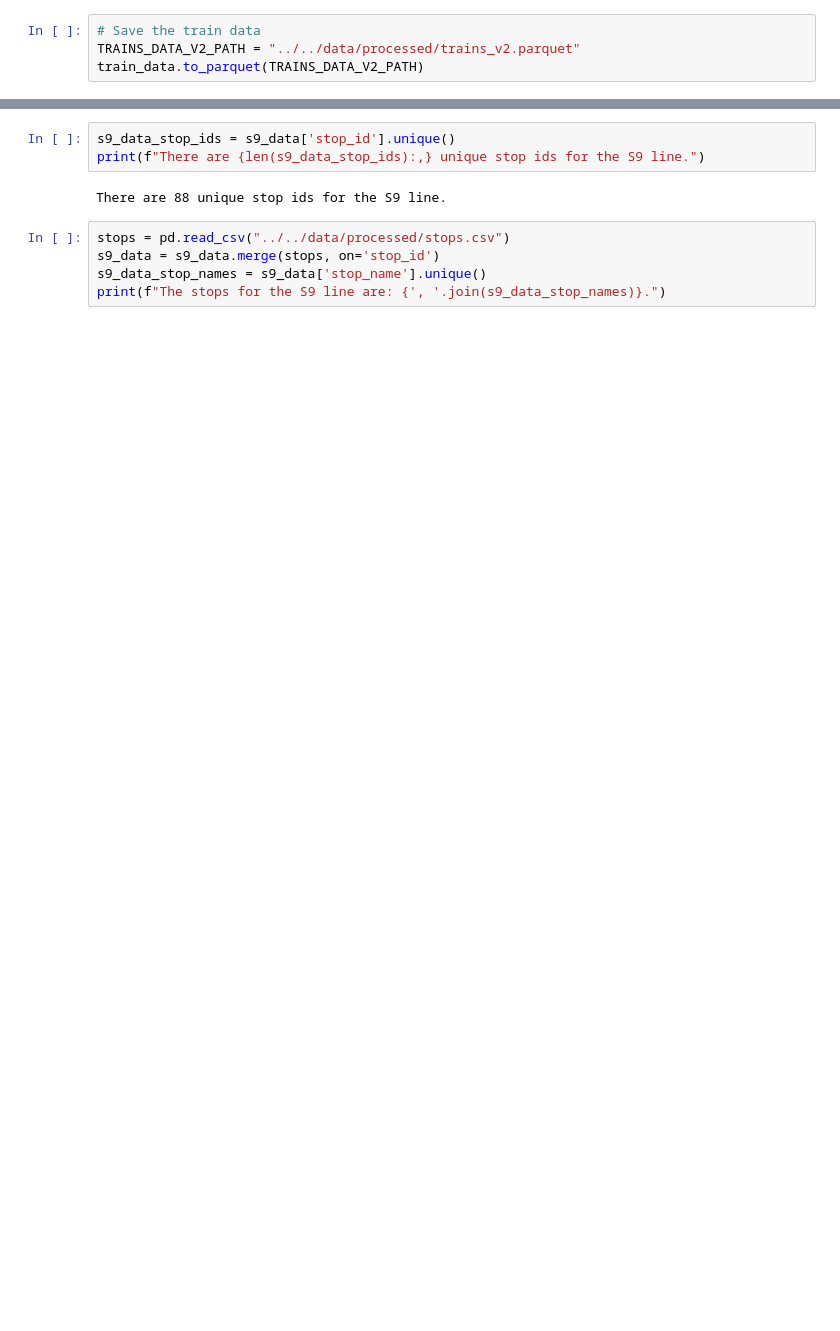
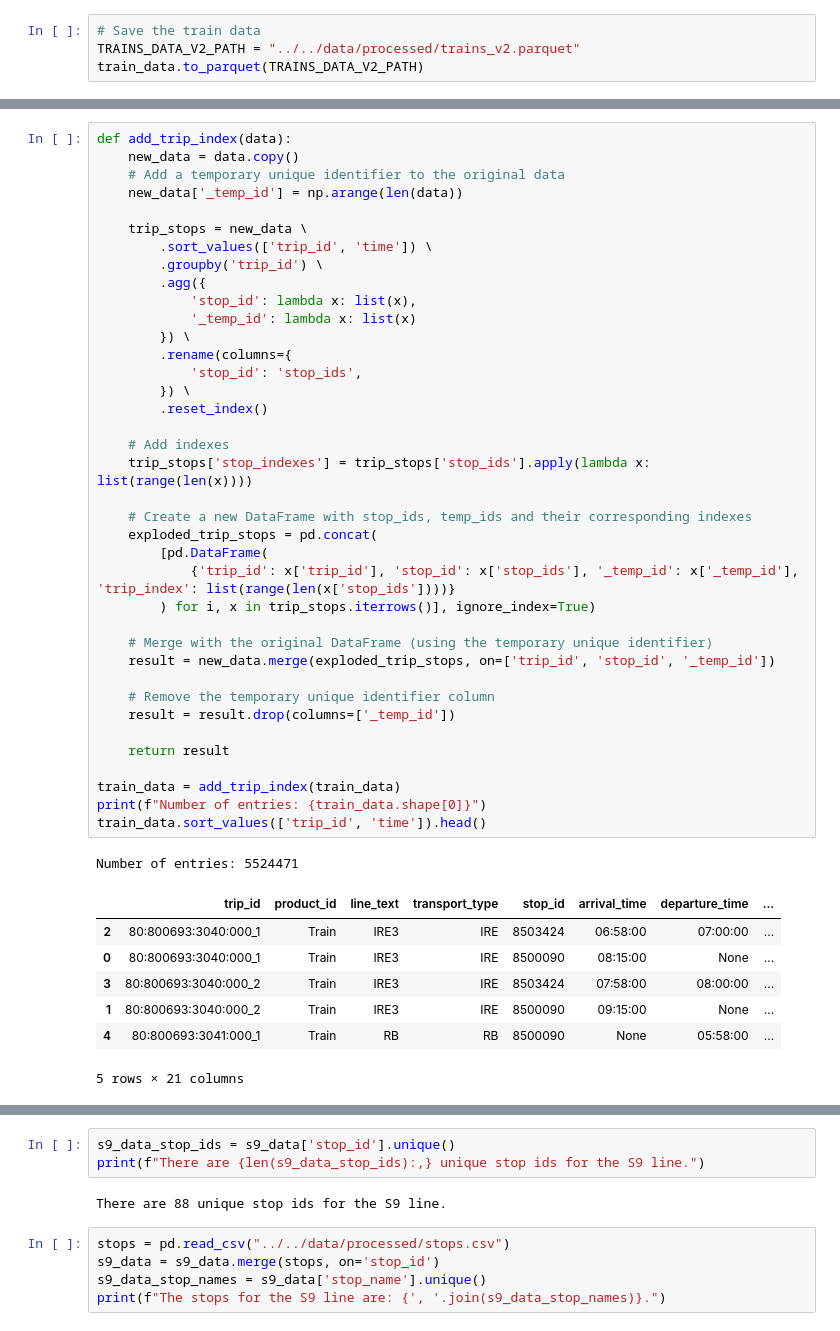
Before and after one commit to com-480-data-visualization/project-2023-choo-choo-data-darlings, a Jupyter notebook: notebooks/preprocessing/extract_train_journeys.ipynb, the cells around one changed output, grey strips where cells are left out. Drawn from its saved outputs; the diff is of its cells as text; blank space fills up the shorter version.

```diff
--- a/notebooks/preprocessing/extract_train_journeys.ipynb
+++ b/notebooks/preprocessing/extract_train_journeys.ipynb
@@ -29 +109,48 @@ train_data.to_parquet(TRAINS_DATA_V2_PATH)
+# %%
+def add_trip_index(data):
+    new_data = data.copy()
+    # Add a temporary unique identifier to the original data
+    new_data['_temp_id'] = np.arange(len(data))
+
+    trip_stops = new_data \
+        .sort_values(['trip_id', 'time']) \
+        .groupby('trip_id') \
+        .agg({
+            'stop_id': lambda x: list(x),
+            '_temp_id': lambda x: list(x)
+        }) \
+        .rename(columns={
+            'stop_id': 'stop_ids',
+        }) \
+        .reset_index()
+
+    # Add indexes
+    trip_stops['stop_indexes'] = trip_stops['stop_ids'].apply(lambda x: list(range(len(x))))
+
+    # Create a new DataFrame with stop_ids, temp_ids and their corresponding indexes
+    exploded_trip_stops = pd.concat(
+        [pd.DataFrame(
+            {'trip_id': x['trip_id'], 'stop_id': x['stop_ids'], '_temp_id': x['_temp_id'], 'trip_index': list(range(len(x['stop_ids'])))}
+        ) for i, x in trip_stops.iterrows()], ignore_index=True)
+
+    # Merge with the original DataFrame (using the temporary unique identifier)
+    result = new_data.merge(exploded_trip_stops, on=['trip_id', 'stop_id', '_temp_id'])
+
+    # Remove the temporary unique identifier column
+    result = result.drop(columns=['_temp_id'])
+
+    return result
+
+train_data = add_trip_index(train_data)
+print(f"Number of entries: {train_data.shape[0]}")
+train_data.sort_values(['trip_id', 'time']).head()
+# %% [output]
+Number of entries: 5524471
+|  | trip_id | product_id | line_text | transport_type | stop_id | arrival_time | departure_time | ... |
+| 2 | 80:800693:3040:000_1 | Train | IRE3 | IRE | 8503424 | 06:58:00 | 07:00:00 | ... |
+| 0 | 80:800693:3040:000_1 | Train | IRE3 | IRE | 8500090 | 08:15:00 | None | ... |
+| 3 | 80:800693:3040:000_2 | Train | IRE3 | IRE | 8503424 | 07:58:00 | 08:00:00 | ... |
+| 1 | 80:800693:3040:000_2 | Train | IRE3 | IRE | 8500090 | 09:15:00 | None | ... |
+| 4 | 80:800693:3041:000_1 | Train | RB | RB | 8500090 | None | 05:58:00 | ... |
+5 rows × 21 columns
 # %% [markdown]
```
Also changed, not shown: parts of 21 cells of this notebook, 20 other files.
